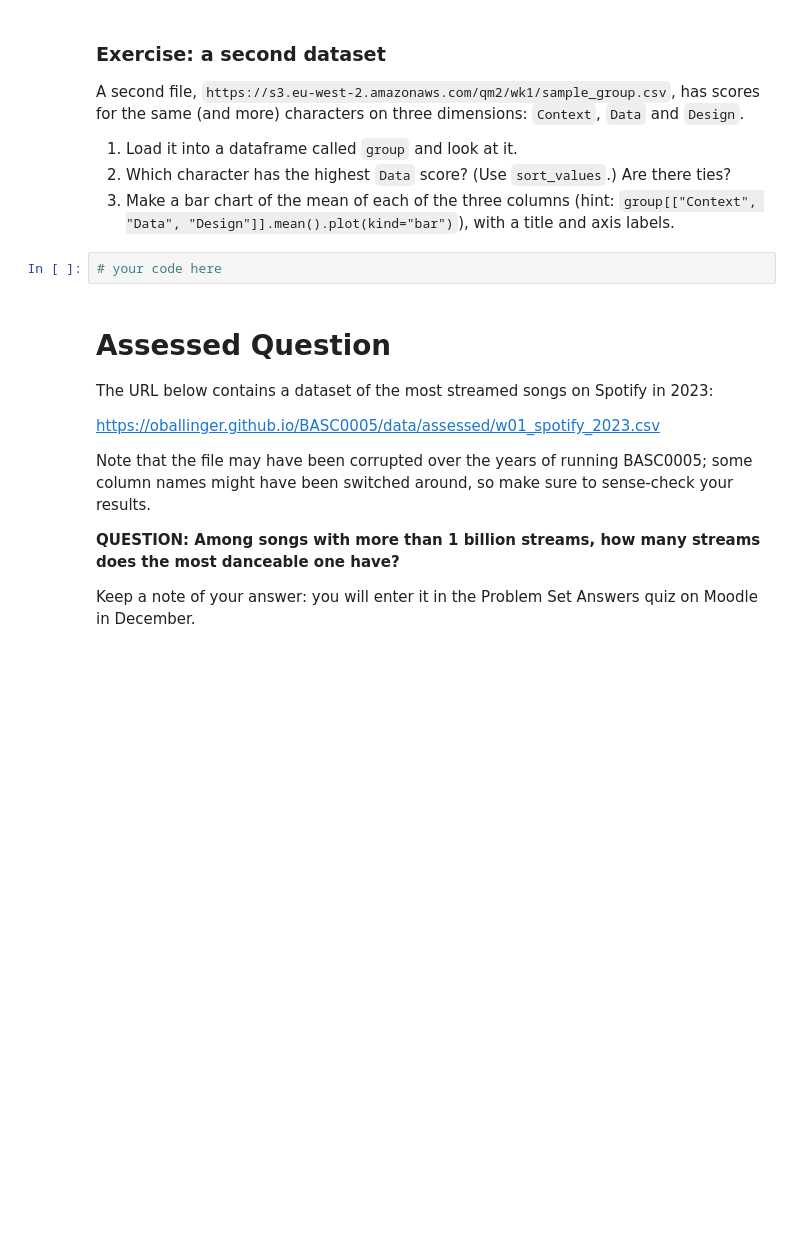
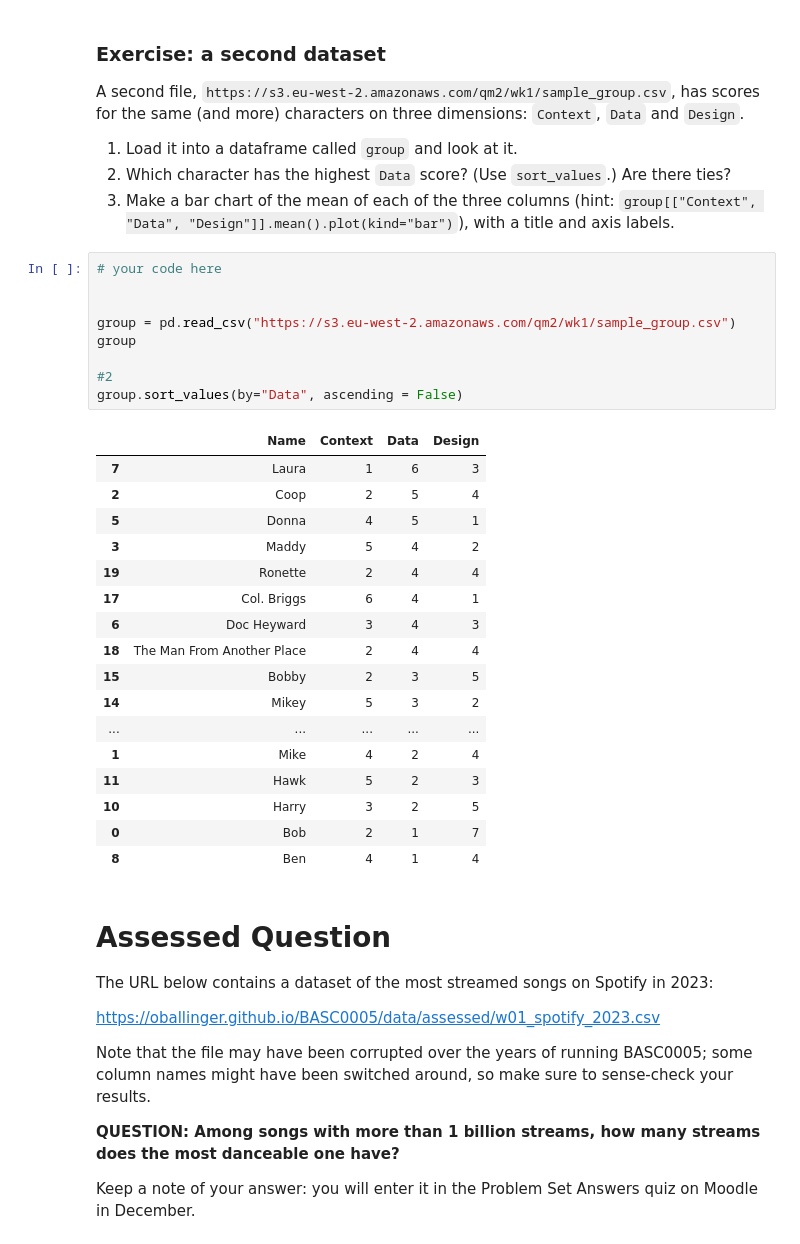
Before and after one commit to sebaalymajd-png/QM2, a Jupyter notebook: w01_python_recap.ipynb, the cells around one changed output. Saved outputs shown, nothing was run; the diff lists cells and outputs as text; blank space fills up the shorter version.

```diff
--- a/w01_python_recap.ipynb
+++ b/w01_python_recap.ipynb
@@ -236,8 +301,33 @@ A second file, `https://s3.eu-west-2.amazonaws.com/qm2/wk1/sample_group.csv`, ha
 1. Load it into a dataframe called `group` and look at it.
 2. Which character has the highest `Data` score? (Use `sort_values`.) Are there ties?
 3. Make a bar chart of the mean of each of the three columns (hint: `group[["Context", "Data", "Design"]].mean().plot(kind="bar")`), with a title and axis labels.
-# %%
-# your code here
+# %%
+# your code here
+
+
+group = pd.read_csv("https://s3.eu-west-2.amazonaws.com/qm2/wk1/sample_group.csv")
+group
+
+#2
+group.sort_values(by="Data", ascending = False)
+# %% [output]
+|  | Name | Context | Data | Design |
+| 7 | Laura | 1 | 6 | 3 |
+| 2 | Coop | 2 | 5 | 4 |
+| 5 | Donna | 4 | 5 | 1 |
+| 3 | Maddy | 5 | 4 | 2 |
+| 19 | Ronette | 2 | 4 | 4 |
+| 17 | Col. Briggs | 6 | 4 | 1 |
+| 6 | Doc Heyward | 3 | 4 | 3 |
+| 18 | The Man From Another Place | 2 | 4 | 4 |
+| 15 | Bobby | 2 | 3 | 5 |
+| 14 | Mikey | 5 | 3 | 2 |
+| ... | ... | ... | ... | ... |
+| 1 | Mike | 4 | 2 | 4 |
+| 11 | Hawk | 5 | 2 | 3 |
+| 10 | Harry | 3 | 2 | 5 |
+| 0 | Bob | 2 | 1 | 7 |
+| 8 | Ben | 4 | 1 | 4 |
 # %% [markdown]
 # Assessed Question
 
```
Also changed, not shown: parts of 11 cells of this notebook.
